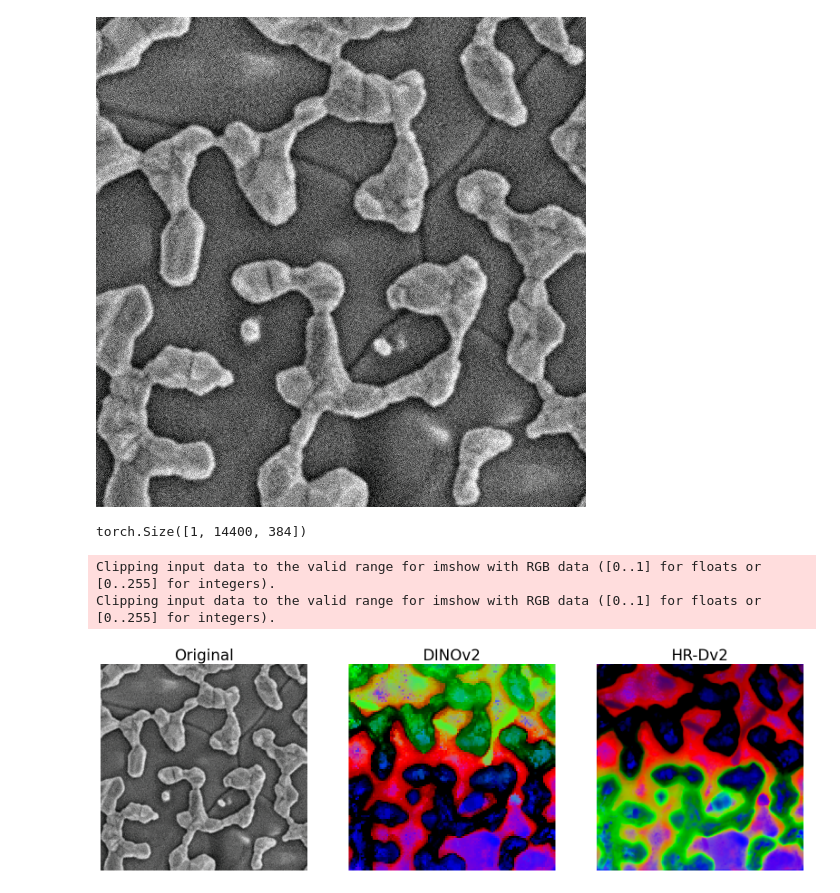
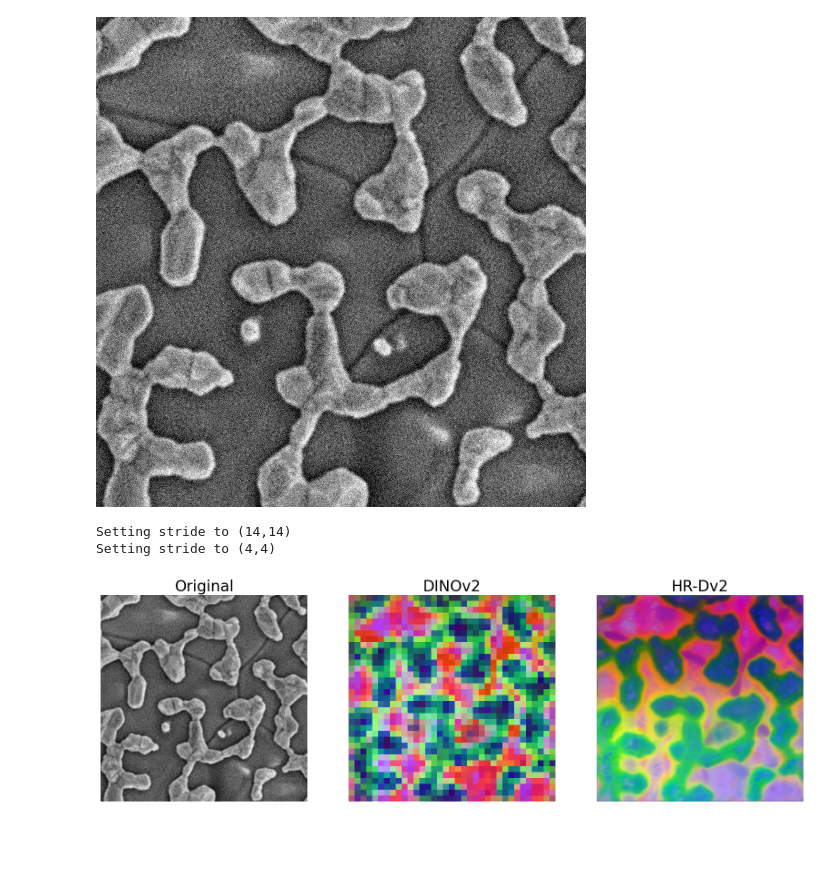
Before and after one commit to tldr-group/HR-Dv2, a Jupyter notebook: dv2/microstructure.ipynb, the cells around one changed output. Drawn from its saved outputs; the diff is of its cells as text; code cells hidden in the pictures; blank space fills up the shorter version.

```diff
--- a/dv2/microstructure.ipynb
+++ b/dv2/microstructure.ipynb
@@ -27,9 +27,10 @@ transform_2 = get_input_transform(520, IMG_SIZE)
 # %%
 from high_res import HighResDV2
 
-shifts = [1, 2,]
-net = HighResDV2("dinov2_vits14", shifts, pattern="Neumann", dtype=torch.float32, pca_each=False)
-net.pca_k = 3
+shifts = [i for i in range(1, 3)]
+net = HighResDV2("dinov2_vits14", 4)
+transforms, inv_transforms = tr.get_shift_transforms(shifts, 'Moore')
+net.set_transforms(transforms, inv_transforms)
 net.eval()
 net.cuda()
 
@@ -39,54 +40,45 @@ Using cache found in /home/ronan/.cache/torch/hub/facebookresearch_dinov2_main
 # %% [markdown]
 We want to examine microstructures and the visualise the features DINOv2 has learned. Also, this serves as an example of how non-square images of different sizes can be used, so long as their dimensions are divisible by the patch size. At the minute sadly the high-res method has a large memory footprint - by definition at least 14x (patch size) that of the low-res model, so large images can't be processed on low budget devices (*i.e,* my laptop's GPU).
 # %%
-sofc_tensor, sofc_img = load_image("data/sofc.jpg", transform_1)
+sofc_tensor, sofc_img = tr.load_image("data/sofc.jpg", transform_1)
 sofc_tensor = sofc_tensor.to("cuda")
 sofc_img
 # %% [output]
 [figure]
-# %%
-
-net.make_high_res(net.dinov2, 14)
-low_res_features = net.low_res_features(sofc_tensor.unsqueeze(0))
-net.make_high_res(net.dinov2, 4)
-net.patch_size = 4
-#high_res_features = net.low_res_features(sofc_tensor.unsqueeze(0))
-high_res_features, low_res_features = net(sofc_tensor)
-# %%
-low_res_features.shape
-# %% [output]
-torch.Size([1, 14400, 384])
+# %%
+high_res_features, low_res_features = net.forward_sequential(sofc_tensor)
+# %% [output]
+Setting stride to (14,14)
+Setting stride to (4,4)
 # %%
-feat_arr_hr, feat_arr_lr = to_numpy(high_res_features), to_numpy(low_res_features)
+feat_arr_hr, feat_arr_lr = tr.to_numpy(high_res_features), tr.to_numpy(low_res_features)
 feat_arr_hr = feat_arr_hr.reshape((net.feat_dim, H * W))
 feat_arr_hr = feat_arr_hr.T
 
 fig, axs = plt.subplots(ncols=3, nrows=1)
 fig.set_size_inches(20, 12)
 
 axs[0].imshow(sofc_img)
 axs[0].set_title("Original", fontsize=24)
 axs[0].set_axis_off()
 
 titles = ["DINOv2", "HR-Dv2"]
 
 pcas: List[np.ndarray] = []
 features = [feat_arr_lr, feat_arr_hr]
 i = 0
-for arr, shapes in zip(features, [(120, 120, 3), (490, 490, 3)]): # was (H, W, 3)
+for arr, shapes in zip(features, [(H // 14, W // 14, 3), (490, 490, 3)]): # was (H, W, 3)
     feat_pca = do_single_pca(arr)
-    rescale_feat_pca = normalise_pca(feat_pca)
+    rescale_feat_pca = rescale_pca(feat_pca)
     pcas.append(feat_pca)
 
     ax = axs[i  + 1]
     ax.imshow(rescale_feat_pca.reshape(shapes)[:, :, :])
     ax.set_title(titles[i], fontsize=24)
     ax.set_axis_off()
     i += 1
 # %% [output]
-Clipping input data to the valid range for imshow with RGB data ([0..1] for floats or [0..255] for integers).
-Clipping input data to the valid range for imshow with RGB data ([0..1] for floats or [0..255] for integers).
-[figure, old version]
+[figure, new version]
 # %%
 reduced_dim_pca = do_single_pca(feat_arr_hr, 70)
 reduced_dim_pca = normalise_pca(reduced_dim_pca)
```
Also changed, not shown: parts of 7 cells of this notebook.
